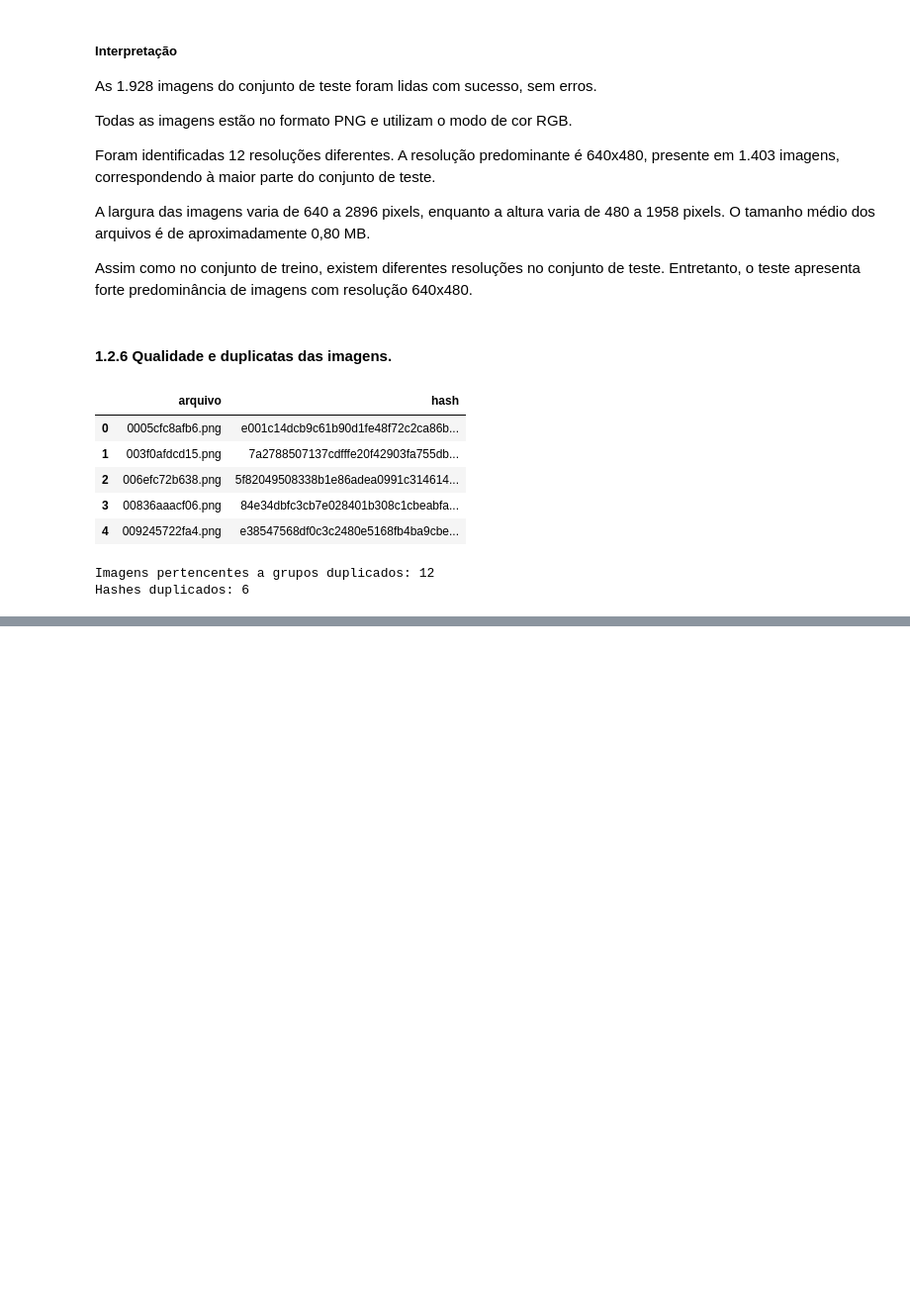
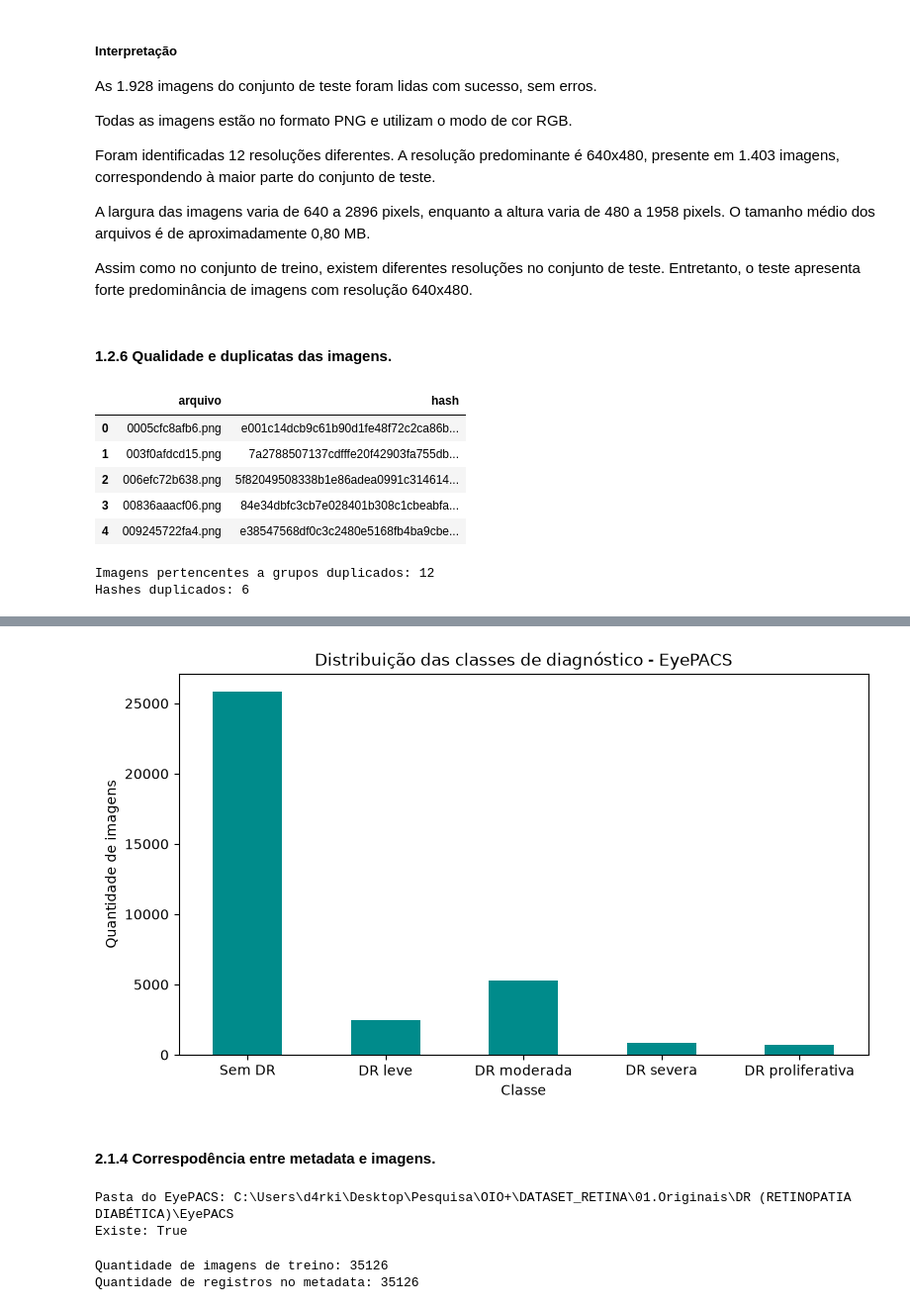
Before and after one commit to ChrisPRodrigues/OIO-MAIS, a Jupyter notebook: 04.Notebooks/Retinopatia_Diabetica.ipynb, the cells around one changed output, grey strips where cells are left out. Shown at 99% size. Cells and saved outputs as stored; diff of their text form; code cells hidden in the pictures; blank space fills up the shorter version.

```diff
--- a/04.Notebooks/Retinopatia_Diabetica.ipynb
+++ b/04.Notebooks/Retinopatia_Diabetica.ipynb
@@ -789,0 +1225,12 @@ Hashes duplicados: 6
+# %%
+# Localizando o arquivo de metadados de treino do EyePACS.
+EYEPACS_METADATA = (
+    BASE_DIR
+    / "02.Catálogos"
+    / "METADADOS"
+    / "Treino"
+    / "eyepacs_metadata.csv"
+)
+
+print(EYEPACS_METADATA)
+print("Existe:", EYEPACS_METADATA.exists())
@@ -789,0 +1240,6 @@ Hashes duplicados: 6
+# %%
+# Cria um dataframe a partir do arquivo CSV de metadados do EyePACS.
+eyepacs = pd.read_csv(EYEPACS_METADATA)
+
+# Mostra as primeiras linhas do dataframe.
+eyepacs.head(6)
@@ -789,0 +1355,7 @@ Hashes duplicados: 6
+# %%
+# Checa a distribuição dos códigos de diagnóstico.
+distribuicao = (
+    eyepacs["codigo_diagnostico"].value_counts().sort_index()
+)
+
+distribuicao
@@ -789,0 +1409,52 @@ Hashes duplicados: 6
+# %%
+# Cria um gráfico para mostrar a distribuição das classes de diagnóstico com seus respectivos nomes.
+nomes_classes = {
+    0: "Sem DR",
+    1: "DR leve",
+    2: "DR moderada",
+    3: "DR severa",
+    4: "DR proliferativa"
+}
+
+quantidades = distribuicao.copy()
+quantidades.index = quantidades.index.map(nomes_classes)
+
+quantidades.plot(kind="bar", figsize=(9, 5), color="darkcyan")
+
+plt.title("Distribuição das classes de diagnóstico - EyePACS")
+plt.xlabel("Classe")
+plt.ylabel("Quantidade de imagens")
+plt.xticks(rotation=0)
+plt.show()
+# %% [output]
+[figure, added]
+# %% [markdown]
+#### 2.1.4 Correspodência entre metadata e imagens.
+# %%
+# Verifica se a pasta do EyePACS existe.
+EYEPACS_DIR = (
+    BASE_DIR
+    / "01.Originais"
+    / "DR (RETINOPATIA DIABÉTICA)"
+    / "EyePACS"
+)
+
+print("Pasta do EyePACS:", EYEPACS_DIR)
+print("Existe:", EYEPACS_DIR.exists())
+# %% [output]
+Pasta do EyePACS: C:\Users\d4rki\Desktop\Pesquisa\OIO+\DATASET_RETINA\01.Originais\DR (RETINOPATIA DIABÉTICA)\EyePACS
+Existe: True
+# %%
+# Localiza as imagens de treino do EyePACS.
+
+EYEPACS_TRAIN_IMAGES_DIR = EYEPACS_DIR / "train"
+
+imagens_eyepacs_train = sorted(
+    EYEPACS_TRAIN_IMAGES_DIR.glob("*.jpeg")
+)
+
+print("Quantidade de imagens de treino:", len(imagens_eyepacs_train))
+print("Quantidade de registros no metadata:", len(eyepacs))
+# %% [output]
+Quantidade de imagens de treino: 35126
+Quantidade de registros no metadata: 35126
```
Also changed, not shown: parts of 113 cells of this notebook, 2 other files.
